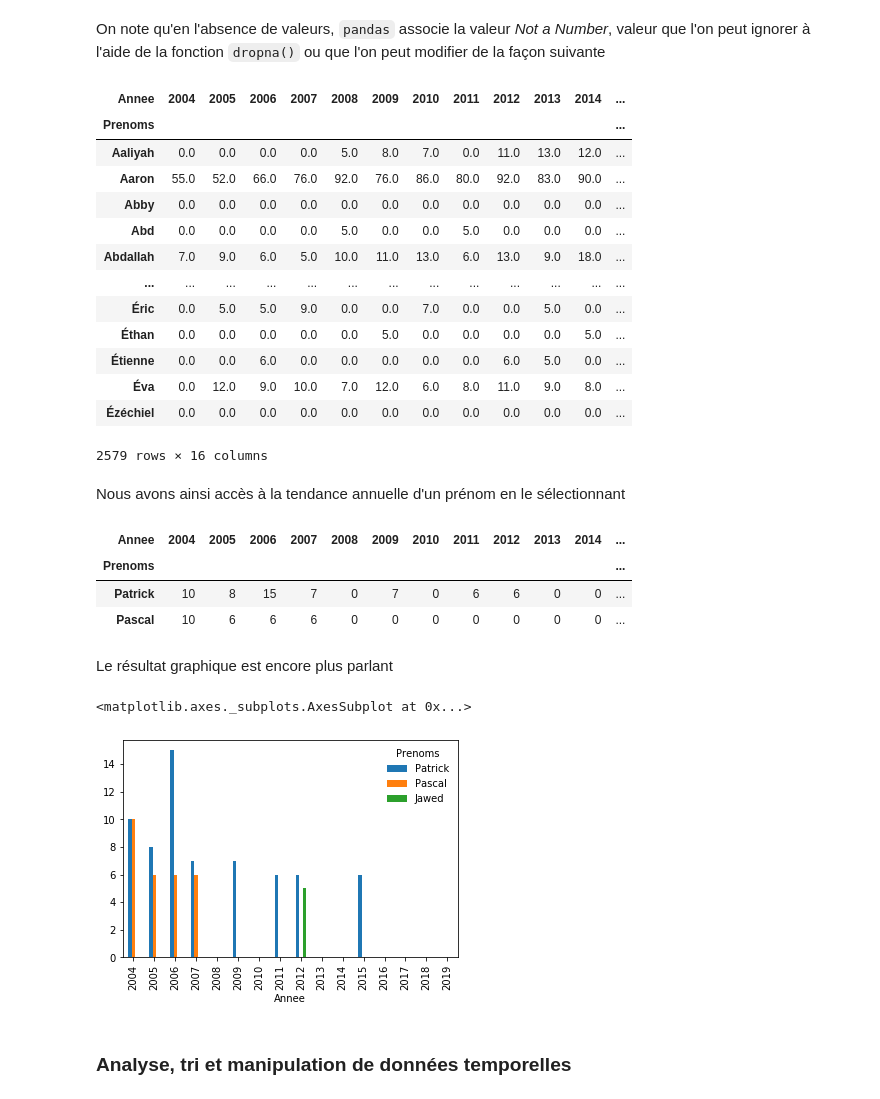
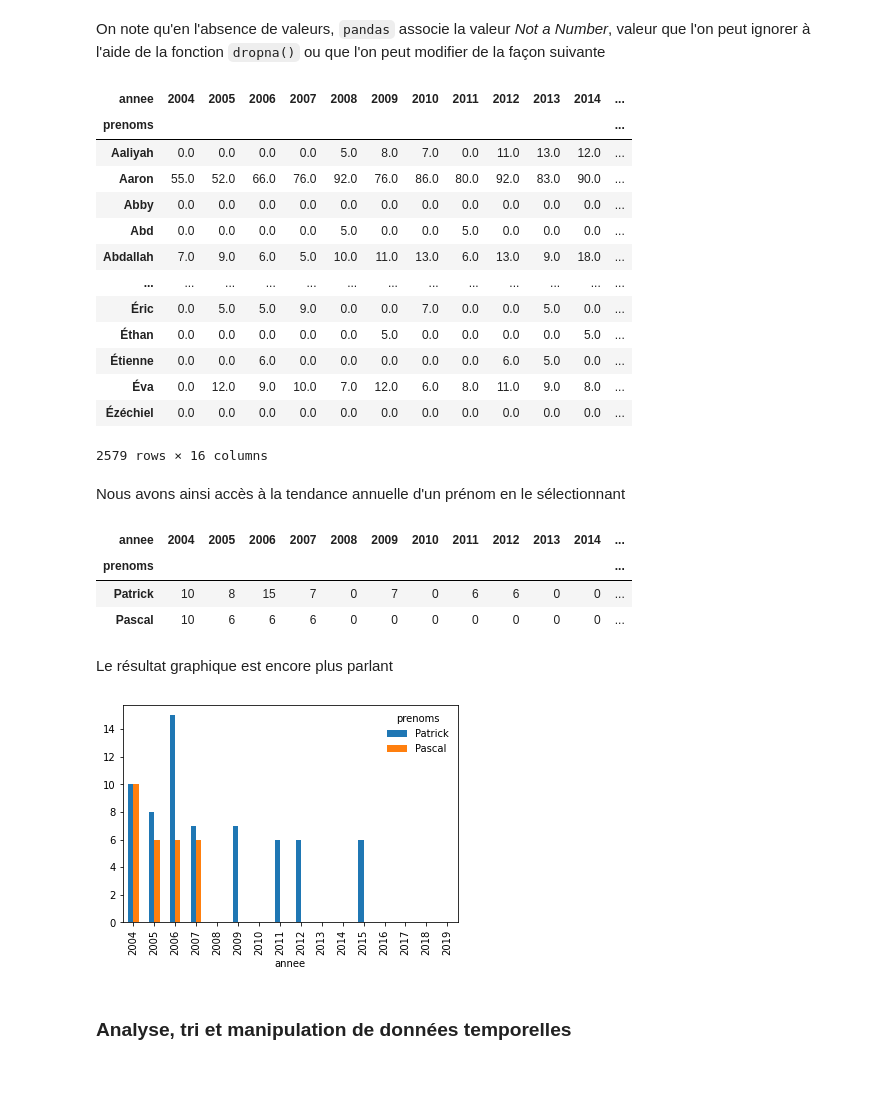
Before and after one commit to xgarrido/master_python_teaching, a Jupyter notebook: slides/04_slide_pandas.ipynb, the cells around one changed output. Cells and saved outputs as stored; diff of their text form; code cells hidden in the pictures.

```diff
--- a/slides/04_slide_pandas.ipynb
+++ b/slides/04_slide_pandas.ipynb
@@ -66,6 +88,6 @@ data.shape, data.dtypes
 Dans un premier temps, nous allons renommer la colonne "Nombre total cumule par annee" en "Cumul"
 afin de pouvoir accéder à cette colonne plus facilement
 # %%
-data.rename(columns={"Nombre total cumule par annee": "Cumul"}, inplace=True)
+data.rename(columns={"nombre_total_cumule": "cumul"}, inplace=True)
 data.columns
 # %% [output]
@@ -114,6 +136,6 @@ On constate bien que la valeur cumulée correspond à la somme par année des oc
 garçons comme filles. Par la suite, nous allons traiter chaque population de façon distincte, nous
 pouvons donc supprimer cette colonne
 # %%
-#data.pop("Cumul")
+data.pop("cumul")
 data.head()
 # %% [output]
@@ -380,10 +401,10 @@ data.pivot_table(values="Nombre", index="Prenoms", columns="Annee")
 On note qu'en l'absence de valeurs, `pandas` associe la valeur *Not a Number*, valeur que l'on peut
 ignorer à l'aide de la fonction `dropna()` ou que l'on peut modifier de la façon suivante
 # %%
-data.pivot_table(values="Nombre", index="Prenoms", columns="Annee").fillna(0)
+data.pivot_table(values="nombre", index="prenoms", columns="annee").fillna(0)
 # %% [output]
-| Annee | 2004 | 2005 | 2006 | 2007 | 2008 | 2009 | 2010 | 2011 | 2012 | 2013 | 2014 | ... |
-| Prenoms |  |  |  |  |  |  |  |  |  |  |  | ... |
+| annee | 2004 | 2005 | 2006 | 2007 | 2008 | 2009 | 2010 | 2011 | 2012 | 2013 | 2014 | ... |
+| prenoms |  |  |  |  |  |  |  |  |  |  |  | ... |
 | Aaliyah | 0.0 | 0.0 | 0.0 | 0.0 | 5.0 | 8.0 | 7.0 | 0.0 | 11.0 | 13.0 | 12.0 | ... |
 | Aaron | 55.0 | 52.0 | 66.0 | 76.0 | 92.0 | 76.0 | 86.0 | 80.0 | 92.0 | 83.0 | 90.0 | ... |
 | Abby | 0.0 | 0.0 | 0.0 | 0.0 | 0.0 | 0.0 | 0.0 | 0.0 | 0.0 | 0.0 | 0.0 | ... |
@@ -399,19 +420,18 @@ data.pivot_table(values="Nombre", index="Prenoms", columns="Annee").fillna(0)
 # %% [markdown]
 Nous avons ainsi accès à la tendance annuelle d'un prénom en le sélectionnant
 # %%
-data.pivot_table(values="Nombre", index="Prenoms", columns="Annee").fillna(0).loc[["Patrick", "Pascal"]].astype(int)
+data.pivot_table(values="nombre", index="prenoms", columns="annee").fillna(0).loc[["Patrick", "Pascal"]].astype(int)
 # %% [output]
-| Annee | 2004 | 2005 | 2006 | 2007 | 2008 | 2009 | 2010 | 2011 | 2012 | 2013 | 2014 | ... |
-| Prenoms |  |  |  |  |  |  |  |  |  |  |  | ... |
+| annee | 2004 | 2005 | 2006 | 2007 | 2008 | 2009 | 2010 | 2011 | 2012 | 2013 | 2014 | ... |
+| prenoms |  |  |  |  |  |  |  |  |  |  |  | ... |
 | Patrick | 10 | 8 | 15 | 7 | 0 | 7 | 0 | 6 | 6 | 0 | 0 | ... |
 | Pascal | 10 | 6 | 6 | 6 | 0 | 0 | 0 | 0 | 0 | 0 | 0 | ... |
 # %% [markdown]
 Le résultat graphique est encore plus parlant
 # %%
-data.pivot_table(values="Nombre", index="Prenoms", columns="Annee").fillna(0).loc[["Patrick", "Pascal", "Jawed"]].T.plot.bar()
+data.pivot_table(values="nombre", index="prenoms", columns="annee").fillna(0).loc[["Patrick", "Pascal"]].T.plot.bar();
 # %% [output]
-<matplotlib.axes._subplots.AxesSubplot at 0x...>
-[figure, old version]
+[figure, new version]
 # %% [markdown]
 ### Analyse, tri et manipulation de données temporelles
 # %% [markdown]
```
Also changed, not shown: parts of 35 cells of this notebook, 2 other files.
